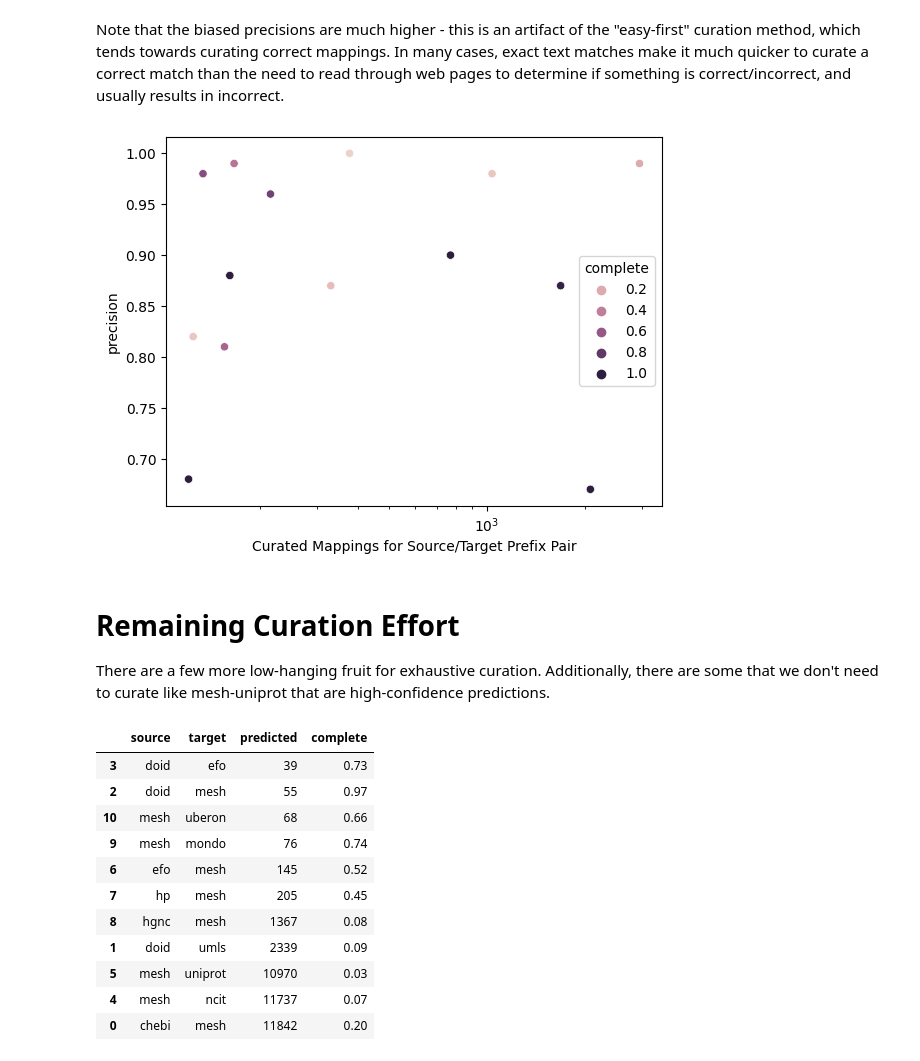
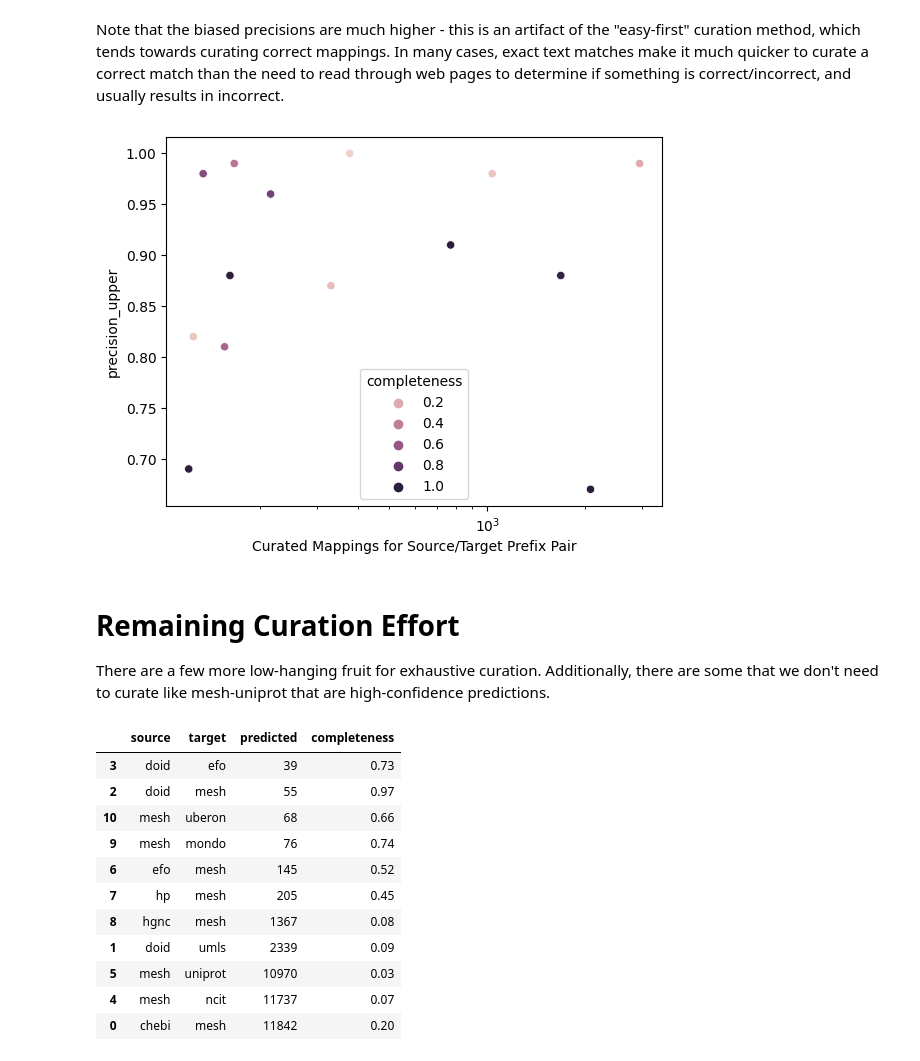
Before and after one commit to biopragmatics/biomappings, a Jupyter notebook: notebooks/curation-precision.ipynb, the cells around one changed output. Drawn from its saved outputs; the diff is of its cells as text; code cells hidden in the pictures.

Commit message:
Update precision calculation notebook
Now we'll report ranges on precision instead of a center +/- an error.

```diff
--- a/notebooks/curation-precision.ipynb
+++ b/notebooks/curation-precision.ipynb
@@ -146,13 +151,13 @@ pairs_df = pd.DataFrame(pairs).fillna(0).astype(int)
 pairs_df.index.set_names(["source", "target"], inplace=True)
 pairs_df = pairs_df[pairs_df["positive"] + pairs_df["negative"] > 20]
 pairs_df["curated"] = pairs_df["positive"] + pairs_df["negative"] + pairs_df["unsure"]
-pairs_df["complete"] = (pairs_df["curated"] / (pairs_df["curated"] + pairs_df["predicted"])).round(
-    2
-)
-pairs_df["precision"] = (
-    (pairs_df["positive"] + pairs_df["unsure"] / 2) / pairs_df["curated"]
+pairs_df["completeness"] = (
+    pairs_df["curated"] / (pairs_df["curated"] + pairs_df["predicted"])
 ).round(2)
-pairs_df["precision_error"] = (pairs_df["unsure"] / 2 / pairs_df["curated"]).round(2)
+pairs_df["precision_lower"] = (pairs_df["positive"] / pairs_df["curated"]).round(2)
+pairs_df["precision_upper"] = (
+    (pairs_df["positive"] + pairs_df["unsure"]) / pairs_df["curated"]
+).round(2)
 pairs_df["scenario"] = [reverse_scenarios[p] for p in pairs_df.index]
 pairs_df
 # %% [output]
@@ -177,13 +182,14 @@ pairs_df
 # %%
 scenario_df = pairs_df.groupby("scenario").sum().copy()
-scenario_df["complete"] = (
+scenario_df["completeness"] = (
     scenario_df["curated"] / (scenario_df["curated"] + scenario_df["predicted"])
 ).round(2)
-unsure_half = scenario_df["unsure"] / 2
-scenario_df["precision"] = ((scenario_df["positive"] + unsure_half) / scenario_df["curated"]).round(
-    2
-)
-scenario_df["precision_error"] = (unsure_half / scenario_df["curated"]).round(2)
-scenario_df.sort_values("precision", ascending=False, inplace=True)
+
+
+scenario_df["precision_lower"] = (scenario_df["positive"] / scenario_df["curated"]).round(2)
+scenario_df["precision_upper"] = (
+    (scenario_df["positive"] + scenario_df["unsure"]) / scenario_df["curated"]
+).round(2)
+scenario_df.sort_values("precision_upper", ascending=False, inplace=True)
 scenario_df
 # %% [output]
@@ -208,26 +214,25 @@ Note that the biased precisions are much higher - this is an artifact of the "ea
 # %%
 ax = sns.scatterplot(
     data=scenario_df,
     x="curated",
-    y="precision",
-    hue="complete",
-    # hue=scenario_df["predicted"].map(lambda v: "Biased" if v > 0 else "Unbiased"),
+    y="precision_upper",
+    hue="completeness",
 )
 ax.set_xscale("log")
 ax.set_xlabel("Curated Mappings for Source/Target Prefix Pair")
 plt.show()
 # %% [output]
-[figure, old version]
+[figure, new version]
 # %% [markdown]
 # Remaining Curation Effort
 
 There are a few more low-hanging fruit for exhaustive curation. Additionally, there are some that we don't need to curate like mesh-uniprot that are high-confidence predictions.
 # %%
 pairs_df[pairs_df["predicted"] > 0].reset_index()[
-    ["source", "target", "predicted", "complete"]
+    ["source", "target", "predicted", "completeness"]
 ].sort_values("predicted")
 # %% [output]
-|  | source | target | predicted | complete |
+|  | source | target | predicted | completeness |
 | 3 | doid | efo | 39 | 0.73 |
 | 2 | doid | mesh | 55 | 0.97 |
 | 10 | mesh | uberon | 68 | 0.66 |
```
Also changed, not shown: parts of 6 cells of this notebook, 1 other file.
